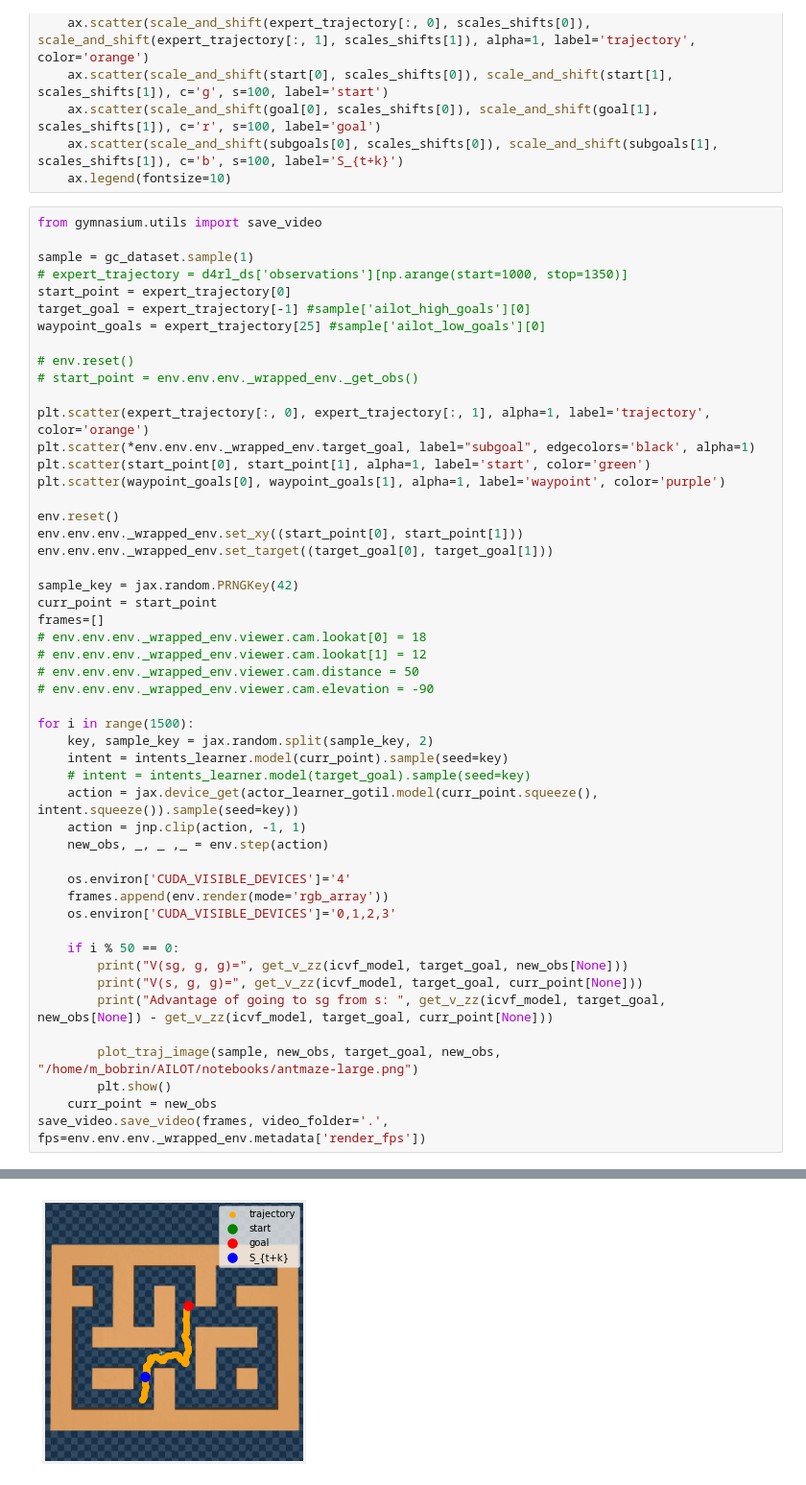
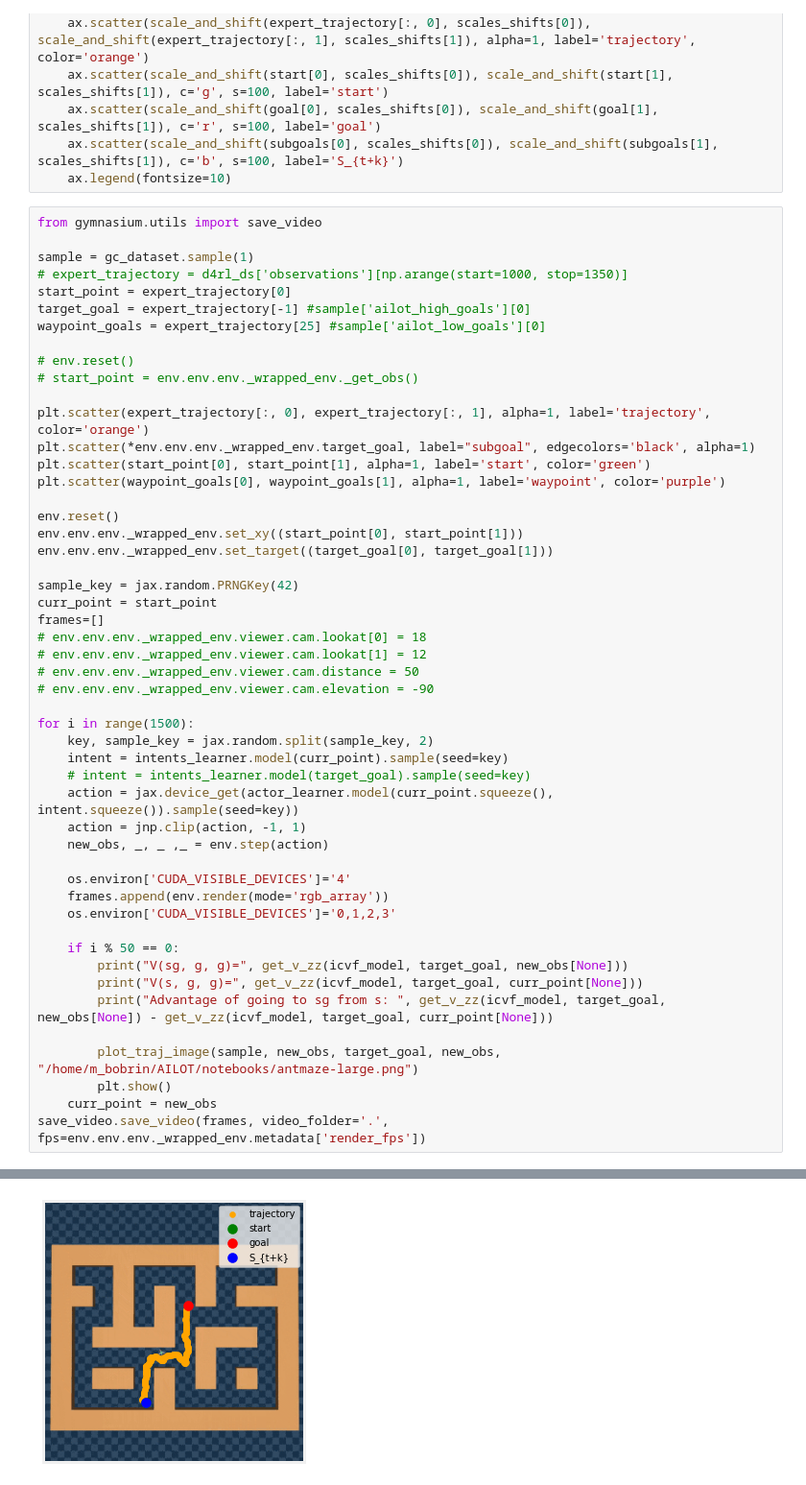
Before and after one commit to skylooop/AILOT, a Jupyter notebook: notebooks/verka.ipynb, the cells around one changed output, grey strips where cells are left out. Shown at 96% size. Saved outputs shown, nothing was run; the diff lists cells and outputs as text.

```diff
--- a/notebooks/verka.ipynb
+++ b/notebooks/verka.ipynb
@@ -489,7 +482,7 @@ for i in range(1500):
     key, sample_key = jax.random.split(sample_key, 2)
     intent = intents_learner.model(curr_point).sample(seed=key)
     # intent = intents_learner.model(target_goal).sample(seed=key)
-    action = jax.device_get(actor_learner_gotil.model(curr_point.squeeze(), intent.squeeze()).sample(seed=key))
+    action = jax.device_get(actor_learner.model(curr_point.squeeze(), intent.squeeze()).sample(seed=key))
     action = jnp.clip(action, -1, 1)
     new_obs, _, _ ,_ = env.step(action)
 
@@ -520 +513 @@ Advantage of going to sg from s:  [0.11021423]
-[figure, old version]
+[figure, new version]
```
Also changed, not shown: parts of 10 cells of this notebook.
